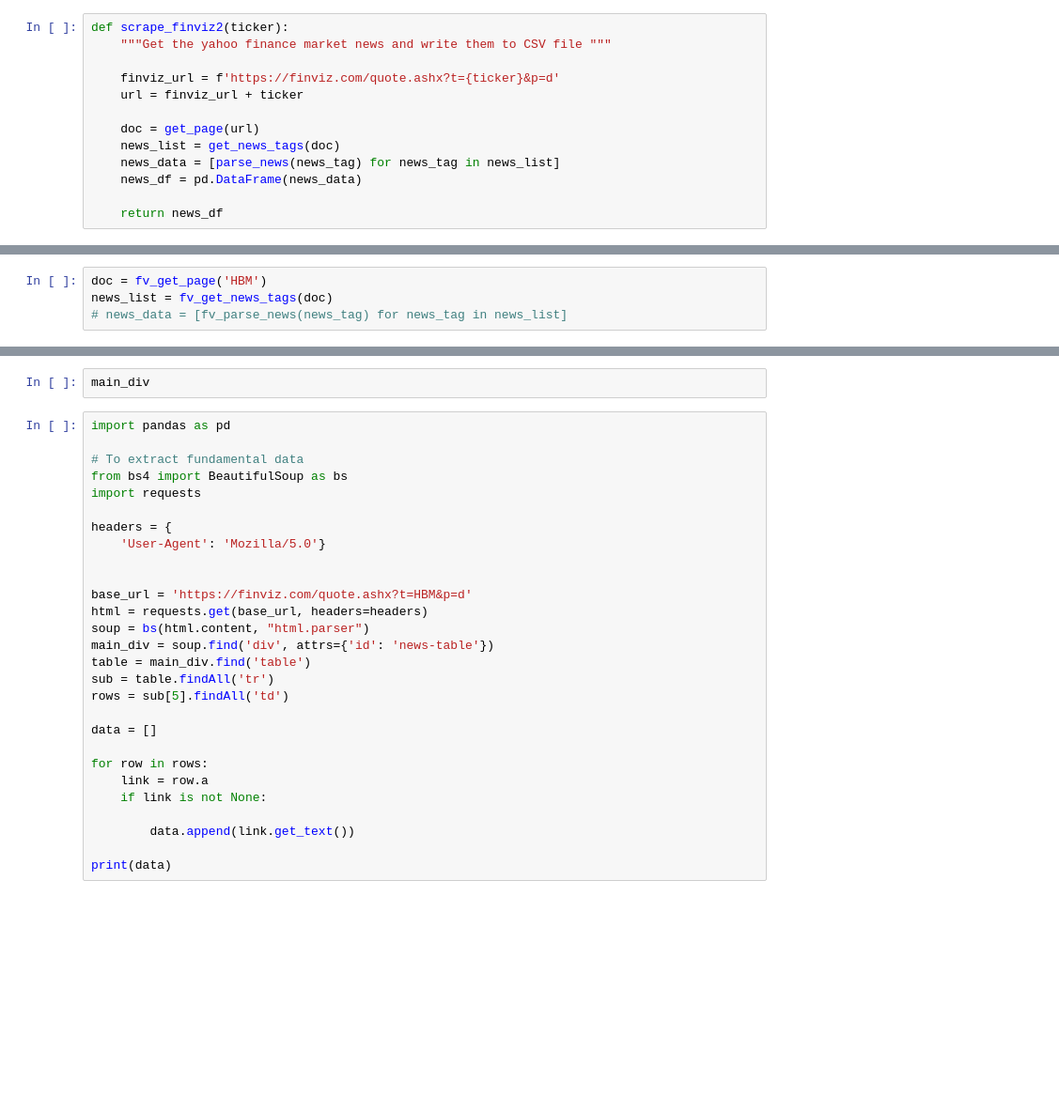
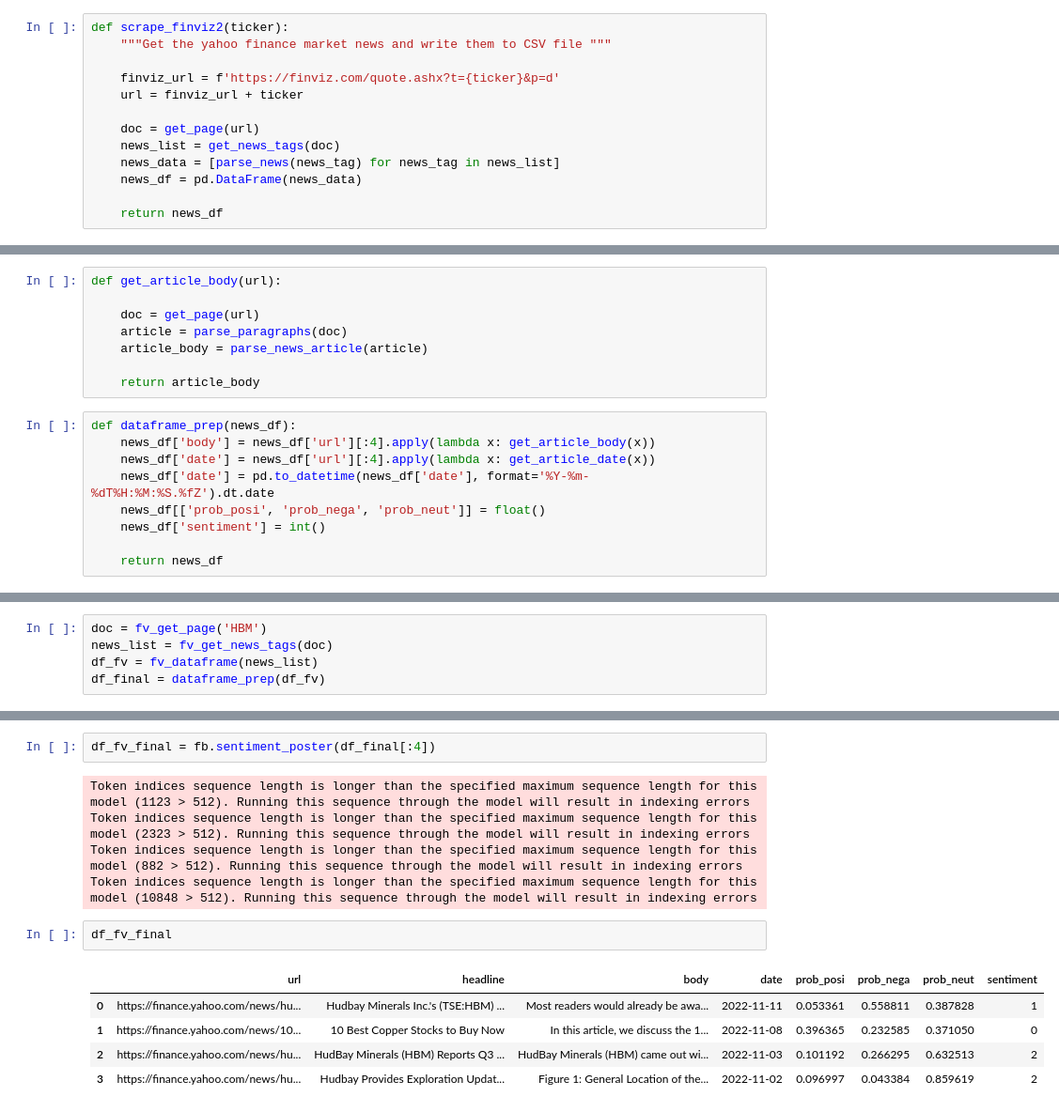
Before and after one commit to jrilkoff/finalProject, a Jupyter notebook: src/bs.ipynb, the cells around one changed output, grey strips where cells are left out. Shown at 94% size. Saved outputs shown, nothing was run; the diff lists cells and outputs as text; blank space fills up the shorter version.

Commit message:
finviz scraper complete, feat-eng begin

```diff
--- a/src/bs.ipynb
+++ b/src/bs.ipynb
@@ -287,0 +322,17 @@ def scrape_finviz2(ticker):
+# %%
+def get_article_body(url):
+
+    doc = get_page(url)
+    article = parse_paragraphs(doc)
+    article_body = parse_news_article(article)
+
+    return article_body
+# %%
+def dataframe_prep(news_df):
+    news_df['body'] = news_df['url'][:4].apply(lambda x: get_article_body(x))
+    news_df['date'] = news_df['url'][:4].apply(lambda x: get_article_date(x))
+    news_df['date'] = pd.to_datetime(news_df['date'], format='%Y-%m-%dT%H:%M:%S.%fZ').dt.date
+    news_df[['prob_posi', 'prob_nega', 'prob_neut']] = float()
+    news_df['sentiment'] = int()
+
+    return news_df
@@ -288,4 +341,5 @@ def scrape_finviz2(ticker):
 # %%
 doc = fv_get_page('HBM')
 news_list = fv_get_news_tags(doc)
-# news_data = [fv_parse_news(news_tag) for news_tag in news_list]
+df_fv = fv_dataframe(news_list)
+df_final = dataframe_prep(df_fv)
@@ -362,30 +351,15 @@ news_url = main_div.find('a')['href'] #link
-# %%
-main_div
-# %%
-import pandas as pd
-
-# To extract fundamental data
-from bs4 import BeautifulSoup as bs
-import requests
-
-headers = {
-    'User-Agent': 'Mozilla/5.0'}
-
-
-base_url = 'https://finviz.com/quote.ashx?t=HBM&p=d'
-html = requests.get(base_url, headers=headers)
-soup = bs(html.content, "html.parser")
-main_div = soup.find('div', attrs={'id': 'news-table'})
-table = main_div.find('table')
-sub = table.findAll('tr')
-rows = sub[5].findAll('td')
-
-data = []
-
-for row in rows:
-    link = row.a
-    if link is not None:
-
-        data.append(link.get_text())
-
-print(data)
+# %%
+df_fv_final = fb.sentiment_poster(df_final[:4])
+# %% [output]
+Token indices sequence length is longer than the specified maximum sequence length for this model (1123 > 512). Running this sequence through the model will result in indexing errors
+Token indices sequence length is longer than the specified maximum sequence length for this model (2323 > 512). Running this sequence through the model will result in indexing errors
+Token indices sequence length is longer than the specified maximum sequence length for this model (882 > 512). Running this sequence through the model will result in indexing errors
+Token indices sequence length is longer than the specified maximum sequence length for this model (10848 > 512). Running this sequence through the model will result in indexing errors
+# %%
+df_fv_final
+# %% [output]
+|  | url | headline | body | date | prob_posi | prob_nega | prob_neut | sentiment |
+| 0 | https://finance.yahoo.com/news/hu... | Hudbay Minerals Inc.'s (TSE:HBM) ... | Most readers would already be awa... | 2022-11-11 | 0.053361 | 0.558811 | 0.387828 | 1 |
+| 1 | https://finance.yahoo.com/news/10... | 10 Best Copper Stocks to Buy Now | In this article, we discuss the 1... | 2022-11-08 | 0.396365 | 0.232585 | 0.371050 | 0 |
+| 2 | https://finance.yahoo.com/news/hu... | HudBay Minerals (HBM) Reports Q3 ... | HudBay Minerals (HBM) came out wi... | 2022-11-03 | 0.101192 | 0.266295 | 0.632513 | 2 |
+| 3 | https://finance.yahoo.com/news/hu... | Hudbay Provides Exploration Updat... | Figure 1: General Location of the... | 2022-11-02 | 0.096997 | 0.043384 | 0.859619 | 2 |
```
Also changed, not shown: parts of 19 cells of this notebook, 1 other file.
